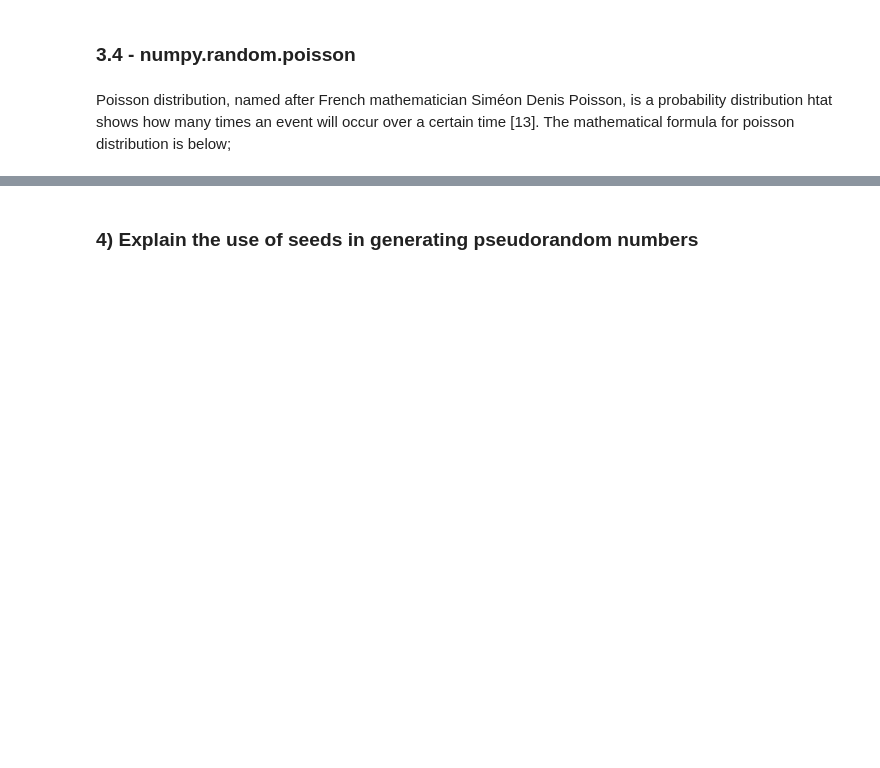
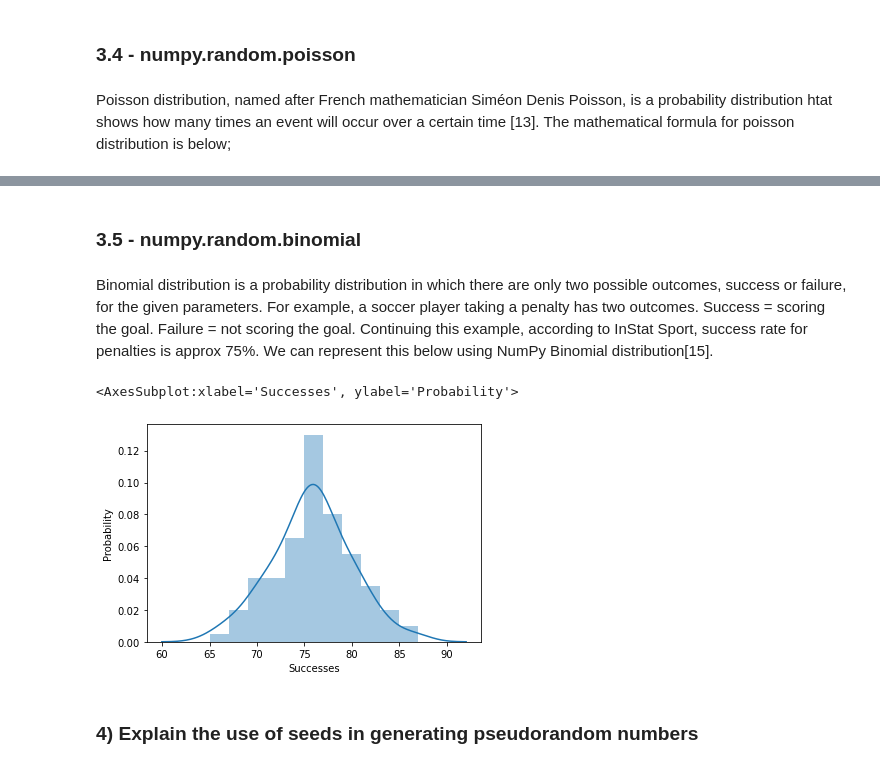
Before and after one commit to BTunney92/PfDA---Practical, a Jupyter notebook: Numpy.ipynb, the cells around one changed output, grey strips where cells are left out. Saved outputs shown, nothing was run; the diff lists cells and outputs as text; code cells hidden in the pictures; blank space fills up the shorter version.

```diff
--- a/Numpy.ipynb
+++ b/Numpy.ipynb
@@ -167,3 +191,17 @@ The mathematical formula for poisson distribution is below;
+# %% [markdown]
+### 3.5 - numpy.random.binomial
+# %% [markdown]
+Binomial distribution is a probability distribution in which there are only two possible outcomes, success or failure, for the given parameters.
+For example, a soccer player taking a penalty has two outcomes. Success = scoring the goal. Failure = not scoring the goal.
+Continuing this example, according to InStat Sport, success rate for penalties is approx 75%. We can represent this below using NumPy Binomial distribution[15].
+# %%
+np.random.binomial(n=100, p=0.75, size=100) # Player takes 100 penalties with an expected success rate of 75%.
+plt.xlabel('Successes')
+plt.ylabel('Probability')
+sns.distplot(np.random.binomial(n=100, p=0.75, size=100))
+# %% [output]
+<AxesSubplot:xlabel='Successes', ylabel='Probability'>
+[figure, added]
 # %% [markdown]
 ### 4) Explain the use of seeds in generating pseudorandom numbers
 # %% [markdown]
```
Also changed, not shown: parts of 4 cells of this notebook, 1 other file.
